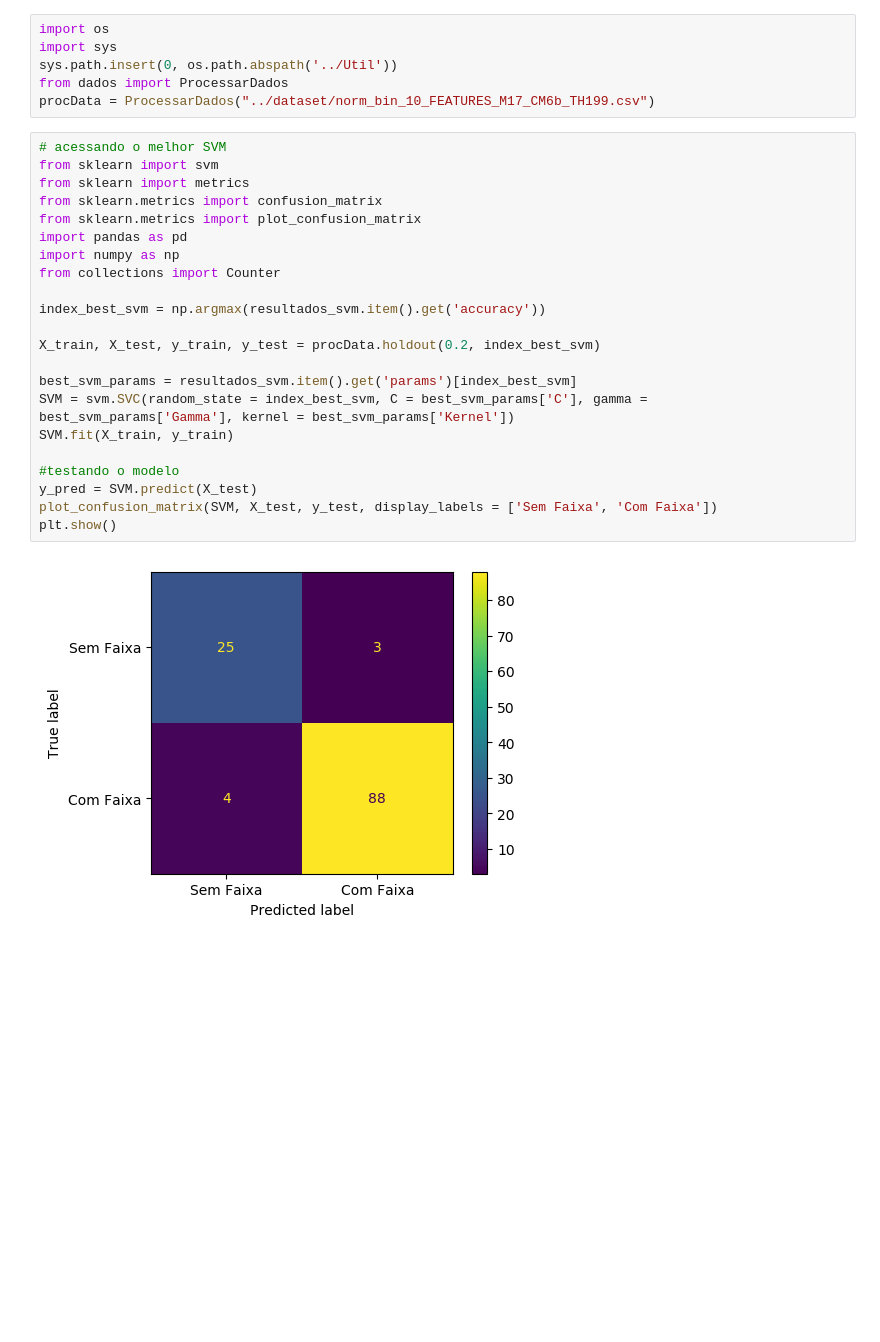
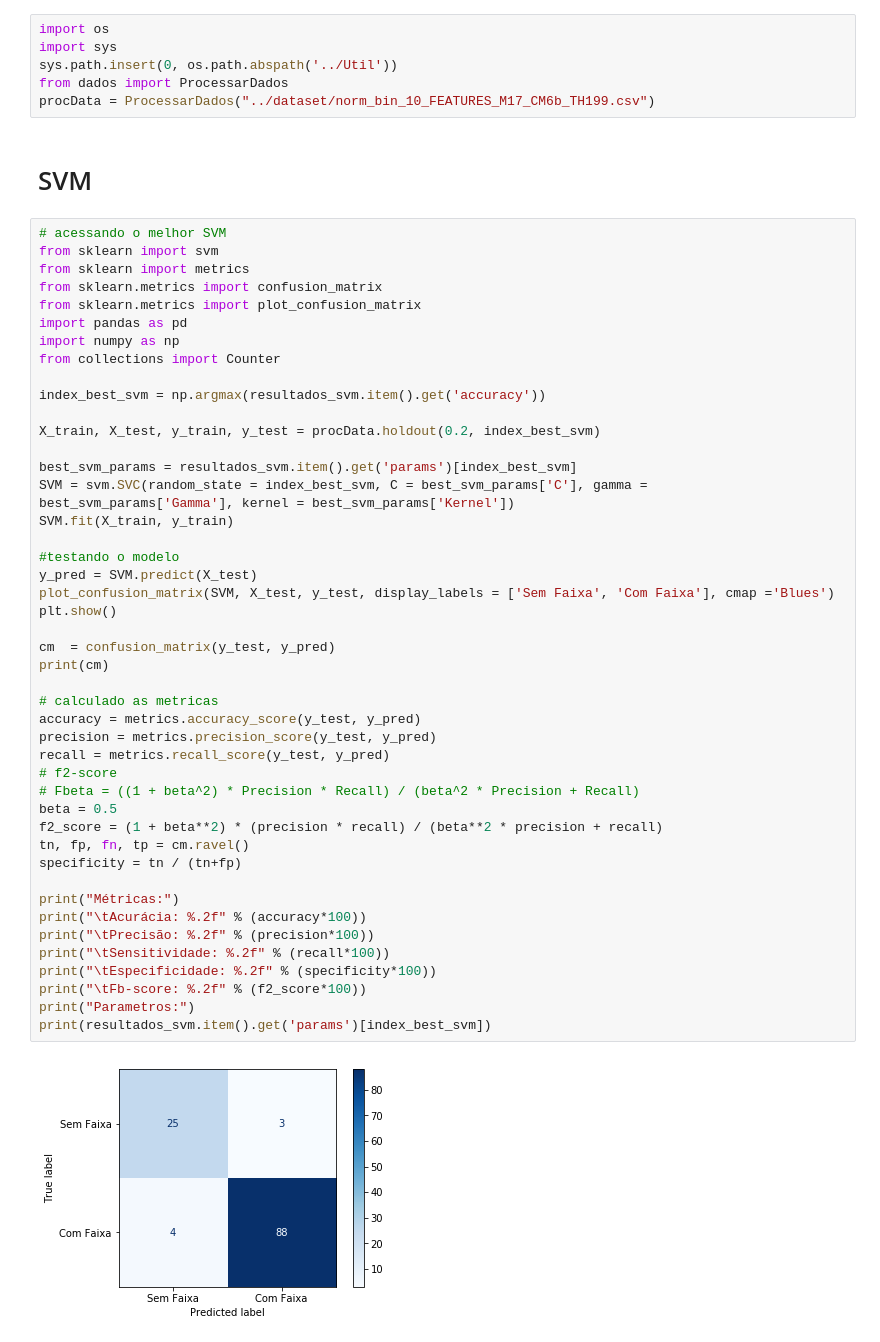
Before and after one commit to Fausto14/artigo_ml_doutorado, a Jupyter notebook: resultados/resultados.ipynb, the cells around one changed output. Saved outputs shown, nothing was run; the diff lists cells and outputs as text; blank space fills up the shorter version.

```diff
--- a/resultados/resultados.ipynb
+++ b/resultados/resultados.ipynb
@@ -114,27 +119,52 @@ import sys
 sys.path.insert(0, os.path.abspath('../Util'))
 from dados import ProcessarDados
 procData = ProcessarDados("../dataset/norm_bin_10_FEATURES_M17_CM6b_TH199.csv")
+# %% [markdown]
+# SVM
 # %%
 # acessando o melhor SVM
 from sklearn import svm
 from sklearn import metrics
 from sklearn.metrics import confusion_matrix
 from sklearn.metrics import plot_confusion_matrix
 import pandas as pd
 import numpy as np
 from collections import Counter
 
 index_best_svm = np.argmax(resultados_svm.item().get('accuracy'))
 
 X_train, X_test, y_train, y_test = procData.holdout(0.2, index_best_svm)
 
 best_svm_params = resultados_svm.item().get('params')[index_best_svm]
 SVM = svm.SVC(random_state = index_best_svm, C = best_svm_params['C'], gamma = best_svm_params['Gamma'], kernel = best_svm_params['Kernel'])
 SVM.fit(X_train, y_train)
 
 #testando o modelo
 y_pred = SVM.predict(X_test)
-plot_confusion_matrix(SVM, X_test, y_test, display_labels = ['Sem Faixa', 'Com Faixa'])
+plot_confusion_matrix(SVM, X_test, y_test, display_labels = ['Sem Faixa', 'Com Faixa'], cmap ='Blues')
 plt.show()
+
+cm  = confusion_matrix(y_test, y_pred)
+print(cm)
+
+# calculado as metricas
+accuracy = metrics.accuracy_score(y_test, y_pred)
+precision = metrics.precision_score(y_test, y_pred)
+recall = metrics.recall_score(y_test, y_pred)
+# f2-score
+# Fbeta = ((1 + beta^2) * Precision * Recall) / (beta^2 * Precision + Recall)
+beta = 0.5
+f2_score = (1 + beta**2) * (precision * recall) / (beta**2 * precision + recall)
+tn, fp, fn, tp = cm.ravel()
+specificity = tn / (tn+fp)
+
+print("Métricas:")
+print("\tAcurácia: %.2f" % (accuracy*100))
+print("\tPrecisão: %.2f" % (precision*100))
+print("\tSensitividade: %.2f" % (recall*100))
+print("\tEspecificidade: %.2f" % (specificity*100))
+print("\tFb-score: %.2f" % (f2_score*100))
+print("Parametros:")
+print(resultados_svm.item().get('params')[index_best_svm])
 # %% [output]
-[figure, old version]
+[figure, new version]
```
Also changed, not shown: parts of 22 cells of this notebook, 33 other files.
